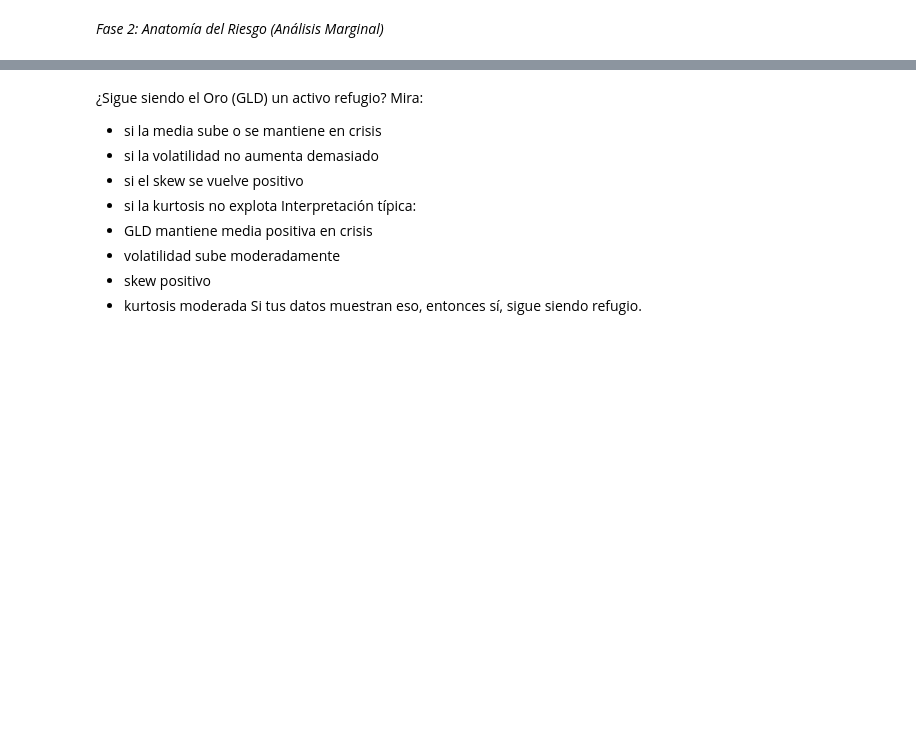
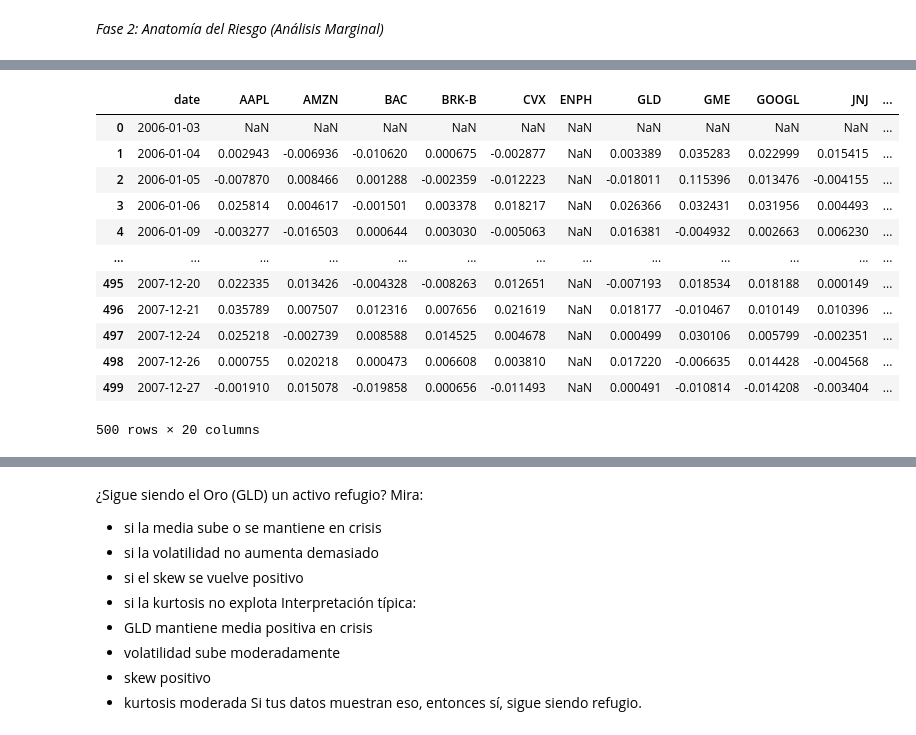
Before and after one commit to NataliaSJO/Practica-MIAX-gestion-de-riesgos, a Jupyter notebook: notebook.ipynb, the cells around one changed output, grey strips where cells are left out. Cells and saved outputs as stored; diff of their text form; code cells hidden in the pictures; blank space fills up the shorter version.

```diff
--- a/notebook.ipynb
+++ b/notebook.ipynb
@@ -382,0 +450,17 @@ Error:
+# %%
+df_analysis = df_auto.merge(df_final[["date", "regime"]], on="date", how="left")
+df_analysis.head(500)
+# %% [output]
+|  | date | AAPL | AMZN | BAC | BRK-B | CVX | ENPH | GLD | GME | GOOGL | JNJ | ... |
+| 0 | 2006-01-03 | NaN | NaN | NaN | NaN | NaN | NaN | NaN | NaN | NaN | NaN | ... |
+| 1 | 2006-01-04 | 0.002943 | -0.006936 | -0.010620 | 0.000675 | -0.002877 | NaN | 0.003389 | 0.035283 | 0.022999 | 0.015415 | ... |
+| 2 | 2006-01-05 | -0.007870 | 0.008466 | 0.001288 | -0.002359 | -0.012223 | NaN | -0.018011 | 0.115396 | 0.013476 | -0.004155 | ... |
+| 3 | 2006-01-06 | 0.025814 | 0.004617 | -0.001501 | 0.003378 | 0.018217 | NaN | 0.026366 | 0.032431 | 0.031956 | 0.004493 | ... |
+| 4 | 2006-01-09 | -0.003277 | -0.016503 | 0.000644 | 0.003030 | -0.005063 | NaN | 0.016381 | -0.004932 | 0.002663 | 0.006230 | ... |
+| ... | ... | ... | ... | ... | ... | ... | ... | ... | ... | ... | ... | ... |
+| 495 | 2007-12-20 | 0.022335 | 0.013426 | -0.004328 | -0.008263 | 0.012651 | NaN | -0.007193 | 0.018534 | 0.018188 | 0.000149 | ... |
+| 496 | 2007-12-21 | 0.035789 | 0.007507 | 0.012316 | 0.007656 | 0.021619 | NaN | 0.018177 | -0.010467 | 0.010149 | 0.010396 | ... |
+| 497 | 2007-12-24 | 0.025218 | -0.002739 | 0.008588 | 0.014525 | 0.004678 | NaN | 0.000499 | 0.030106 | 0.005799 | -0.002351 | ... |
+| 498 | 2007-12-26 | 0.000755 | 0.020218 | 0.000473 | 0.006608 | 0.003810 | NaN | 0.017220 | -0.006635 | 0.014428 | -0.004568 | ... |
+| 499 | 2007-12-27 | -0.001910 | 0.015078 | -0.019858 | 0.000656 | -0.011493 | NaN | 0.000491 | -0.010814 | -0.014208 | -0.003404 | ... |
+500 rows × 20 columns
```
Also changed, not shown: parts of 20 cells of this notebook.
